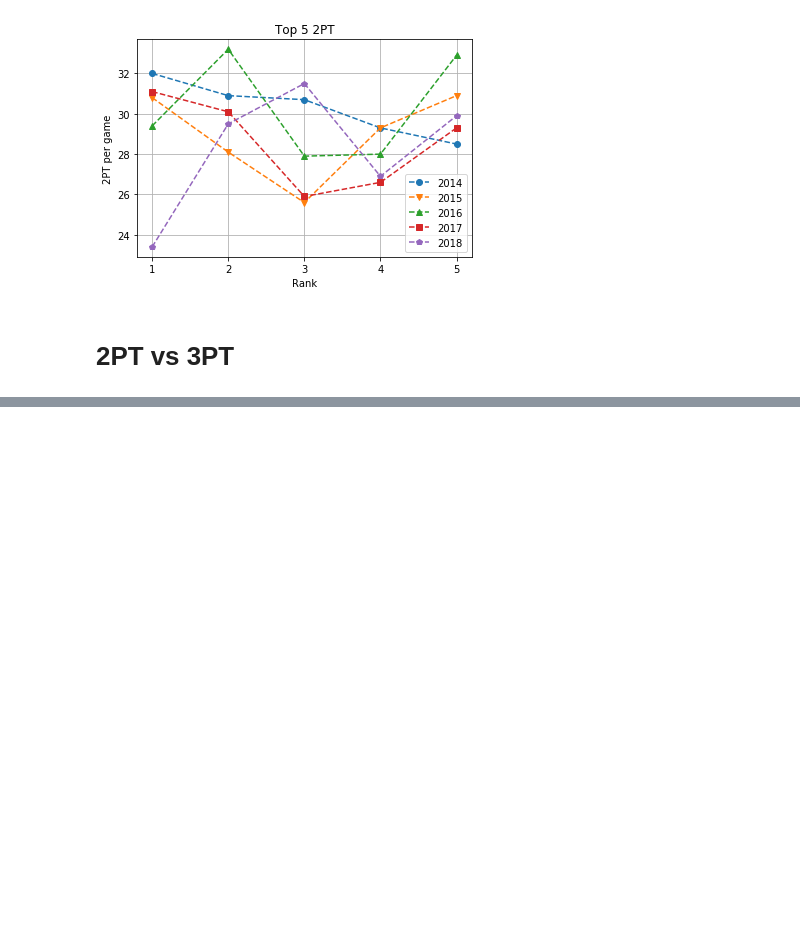
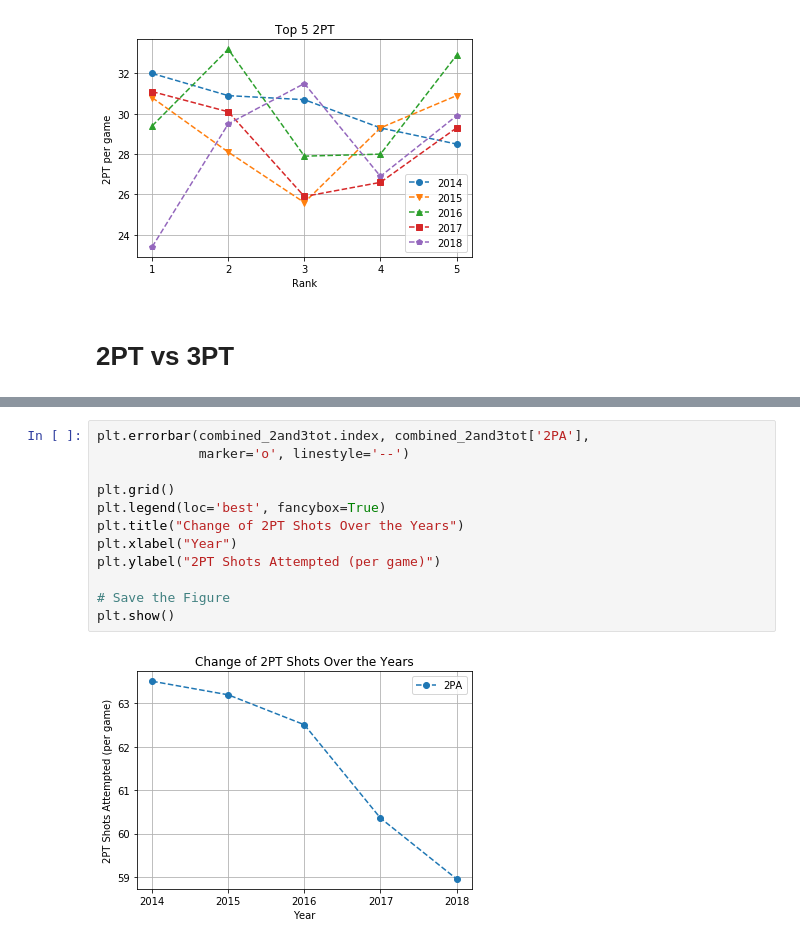
Before and after one commit to tanjowen/NCAA-vs-NBA, a Jupyter notebook: question dos.ipynb, the cells around one changed output, grey strips where cells are left out. Drawn from its saved outputs; the diff is of its cells as text; blank space fills up the shorter version.

```diff
--- a/question dos.ipynb
+++ b/question dos.ipynb
@@ -352,0 +429,14 @@ combined_2vs3_2014
+# %%
+plt.errorbar(combined_2and3tot.index, combined_2and3tot['2PA'],
+             marker='o', linestyle='--')
+
+plt.grid()
+plt.legend(loc='best', fancybox=True)
+plt.title("Change of 2PT Shots Over the Years")
+plt.xlabel("Year")
+plt.ylabel("2PT Shots Attempted (per game)")
+
+# Save the Figure
+plt.show()
+# %% [output]
+[figure, added]
```
Also changed, not shown: parts of 21 cells of this notebook, 6 other files.
